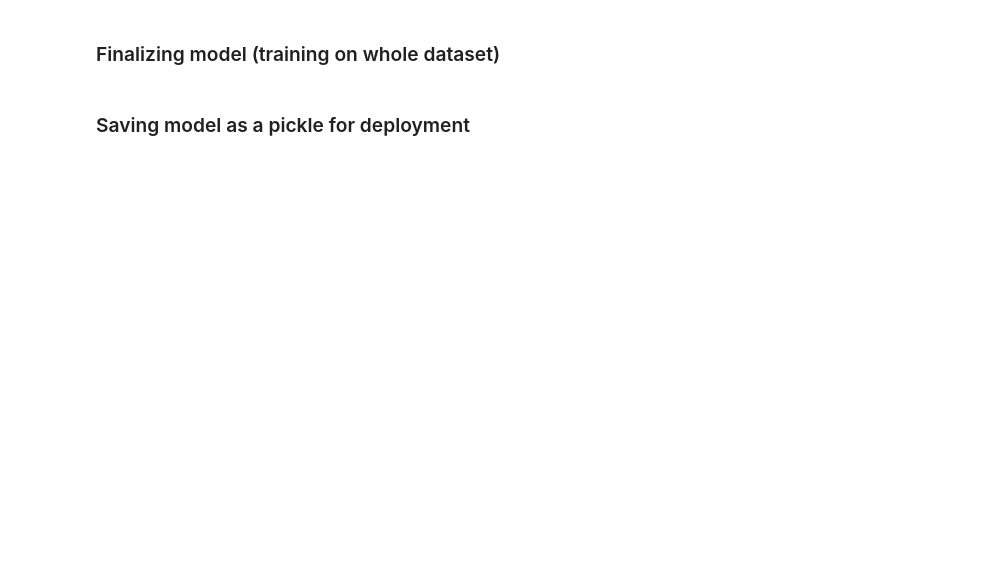
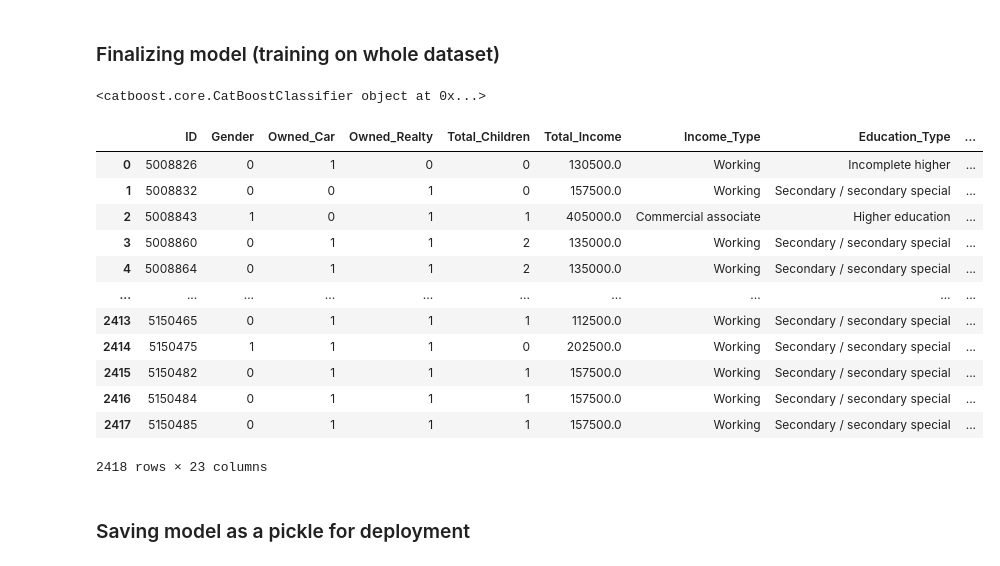
Before and after one commit to oforomar/credit_card_approval_prediction, a Jupyter notebook: credit-card-approval-prediction.ipynb, the cells around one changed output. Cells and saved outputs as stored; diff of their text form; code cells hidden in the pictures; blank space fills up the shorter version.

Commit message:
Kaggle Notebook | Credit Card Approval Prediction | Version 6

```diff
--- a/credit-card-approval-prediction.ipynb
+++ b/credit-card-approval-prediction.ipynb
@@ -263,0 +565,2 @@ lr = create_model('lr')
+# %%
+ctboost = create_model('catboost')
@@ -267,0 +583,2 @@ tune_lr = tune_model(lr)
+# %%
+tune_ctboost = tune_model(ctboost)
@@ -272,10 +619,26 @@ predict_model(tune_lr)
 # %% [markdown]
 ### Finalizing model (training on whole dataset)
 # %%
-model_final = finalize_model(tune_lr)
+model_final = finalize_model(tune_ctboost)
 print(model_final)
+# %% [output]
+<catboost.core.CatBoostClassifier object at 0x...>
 # %%
 predictions = predict_model(model_final, data=df_test)
-predictions.head()
+predictions
+# %% [output]
+|  | ID | Gender | Owned_Car | Owned_Realty | Total_Children | Total_Income | Income_Type | Education_Type | ... |
+| 0 | 5008826 | 0 | 1 | 0 | 0 | 130500.0 | Working | Incomplete higher | ... |
+| 1 | 5008832 | 0 | 0 | 1 | 0 | 157500.0 | Working | Secondary / secondary special | ... |
+| 2 | 5008843 | 1 | 0 | 1 | 1 | 405000.0 | Commercial associate | Higher education | ... |
+| 3 | 5008860 | 0 | 1 | 1 | 2 | 135000.0 | Working | Secondary / secondary special | ... |
+| 4 | 5008864 | 0 | 1 | 1 | 2 | 135000.0 | Working | Secondary / secondary special | ... |
+| ... | ... | ... | ... | ... | ... | ... | ... | ... | ... |
+| 2413 | 5150465 | 0 | 1 | 1 | 1 | 112500.0 | Working | Secondary / secondary special | ... |
+| 2414 | 5150475 | 1 | 1 | 1 | 0 | 202500.0 | Working | Secondary / secondary special | ... |
+| 2415 | 5150482 | 0 | 1 | 1 | 1 | 157500.0 | Working | Secondary / secondary special | ... |
+| 2416 | 5150484 | 0 | 1 | 1 | 1 | 157500.0 | Working | Secondary / secondary special | ... |
+| 2417 | 5150485 | 0 | 1 | 1 | 1 | 157500.0 | Working | Secondary / secondary special | ... |
+2418 rows × 23 columns
 # %% [markdown]
 ### Saving model as a pickle for deployment
```
Also changed, not shown: parts of 45 cells of this notebook.
